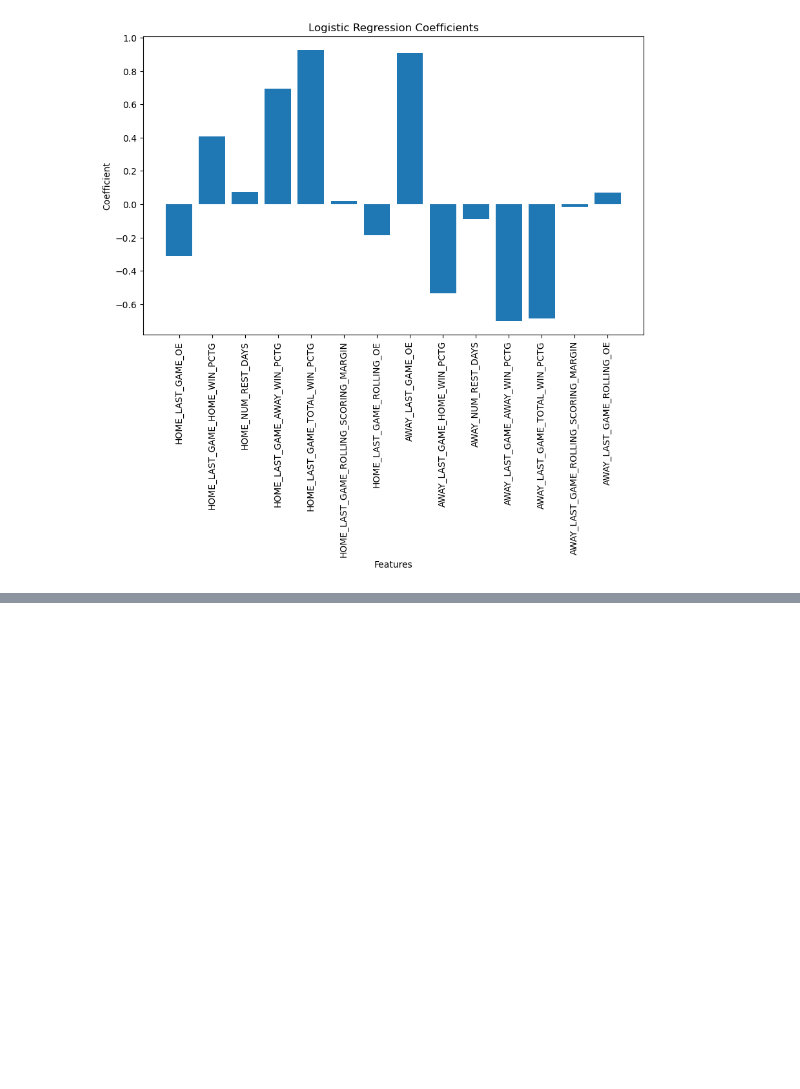
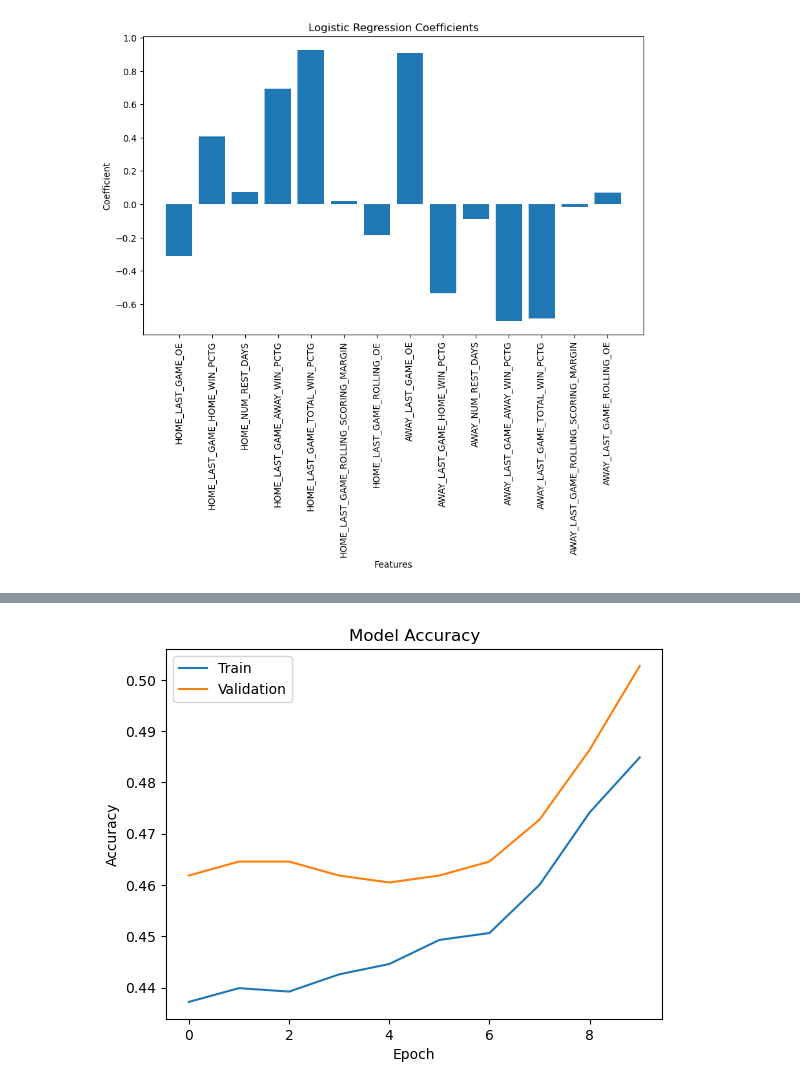
Before and after one commit to Quantum-Impulse/Final-Project-CS329E, a Jupyter notebook: Home Team Win-Loss Modeling.ipynb, the cells around one changed output, grey strips where cells are left out. Drawn from its saved outputs; the diff is of its cells as text; code cells hidden in the pictures; blank space fills up the shorter version.

Commit message:
adding in tensorflow model

```diff
--- a/Home Team Win-Loss Modeling.ipynb
+++ b/Home Team Win-Loss Modeling.ipynb
@@ -108,3 +108,28 @@ Please also refer to the documentation for alternative solver options:
     https://scikit-learn.org/stable/modules/linear_model.html#logistic-regression
   n_iter_i = _check_optimize_result(
 [figure]
+# %%
+import tensorflow as tf
+from tensorflow.keras.models import Sequential
+from tensorflow.keras.layers import Dense
+
+# Define the model architecture, loss function, and optimizer. Uses binary crossentropy as the loss function and the Adam optimizer.
+model = Sequential()
+model.add(Dense(1, activation='sigmoid', input_shape=(X_train.shape[1],)))
+
+# Compile the model, specifying the Adam optimizer, binary crossentropy loss function, and accuracy as the evaluation metric.
+# The Adam optimizer is a variant of gradient descent that is widely used in machine learning because it automatically adapts the learning rate during training.
+# Binary crossentropy is a loss function used for binary classification problems, and accuracy is a common evaluation metric for classification models.
+# The compile method configures the model for training by specifying the optimizer, loss function, and evaluation metric.
+# The optimizer is responsible for updating the model's weights during training, the loss function is used to measure the model's performance, and the evaluation metric is used to monitor the model's performance during training.
+model.compile(optimizer='adam', loss='binary_crossentropy', metrics=['accuracy'])
+
+# Train the model, specifying the training data, number of epochs, and batch size.
+# The fit method trains the model on the training data for a fixed number of epochs (iterations over the entire dataset).
+# The batch size specifies the number of samples that are used to compute the gradient update during training.
+history = model.fit(X_train, y_train, epochs=10, validation_data=(X_test, y_test))
+
+# Evaluate the model, calculating the loss and accuracy on the test set.
+test_loss, test_accuracy = model.evaluate(X_test, y_test)
+print(f'Test Loss: {test_loss:.4f}')
+print(f'Test Accuracy: {test_accuracy:.4f}')
@@ -110,0 +156,11 @@ Please also refer to the documentation for alternative solver options:
+# %%
+# Plot training and validation accuracy, loss over epochs, to visualize the model's performance during training.
+plt.plot(history.history['accuracy'])
+plt.plot(history.history['val_accuracy'])
+plt.title('Model Accuracy')
+plt.xlabel('Epoch')
+plt.ylabel('Accuracy')
+plt.legend(['Train', 'Validation'], loc='upper left')
+plt.show()
+# %% [output]
+[figure, added]
```
Also changed, not shown: parts of 1 cell of this notebook, 1 other file.
